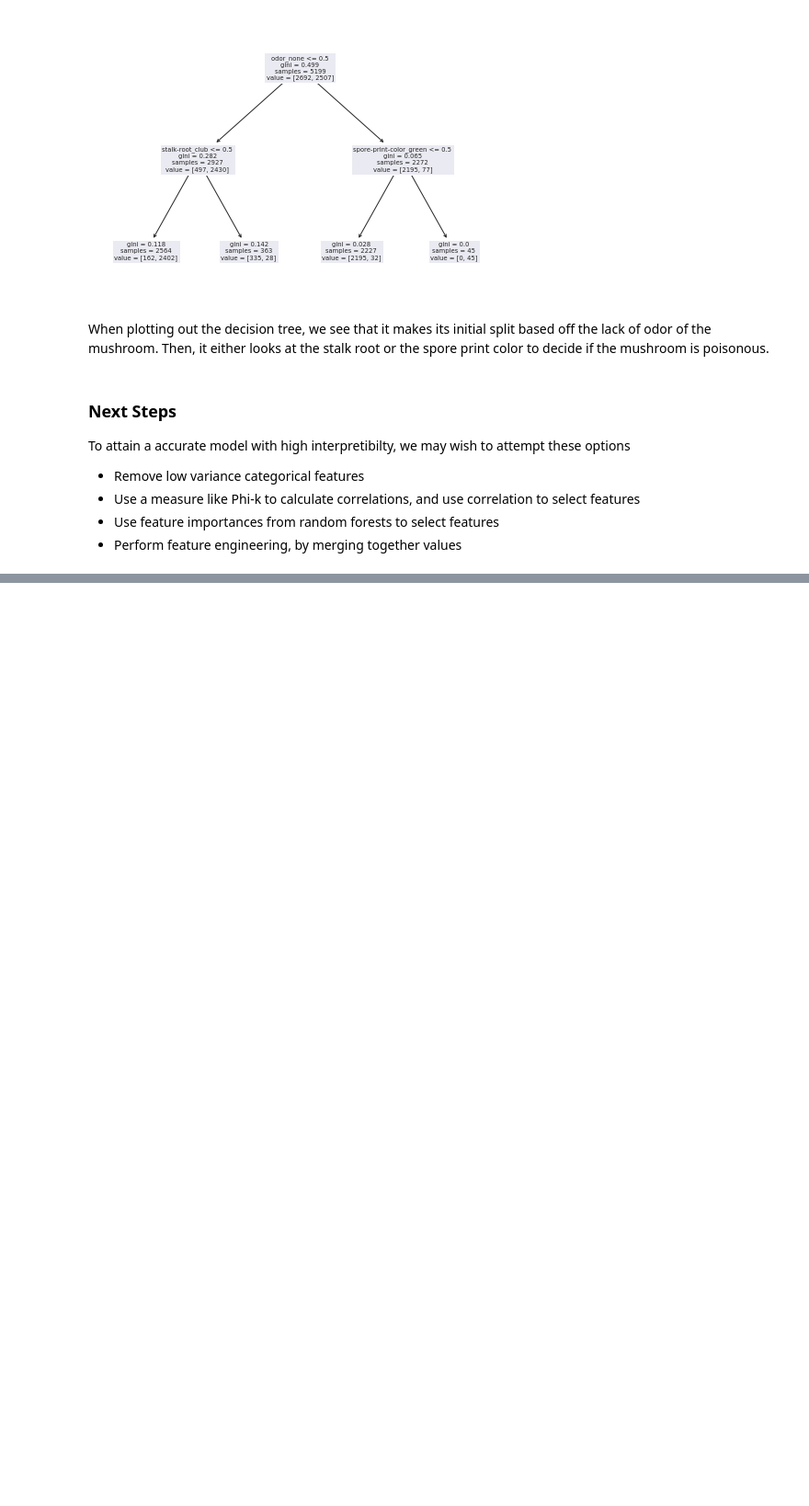
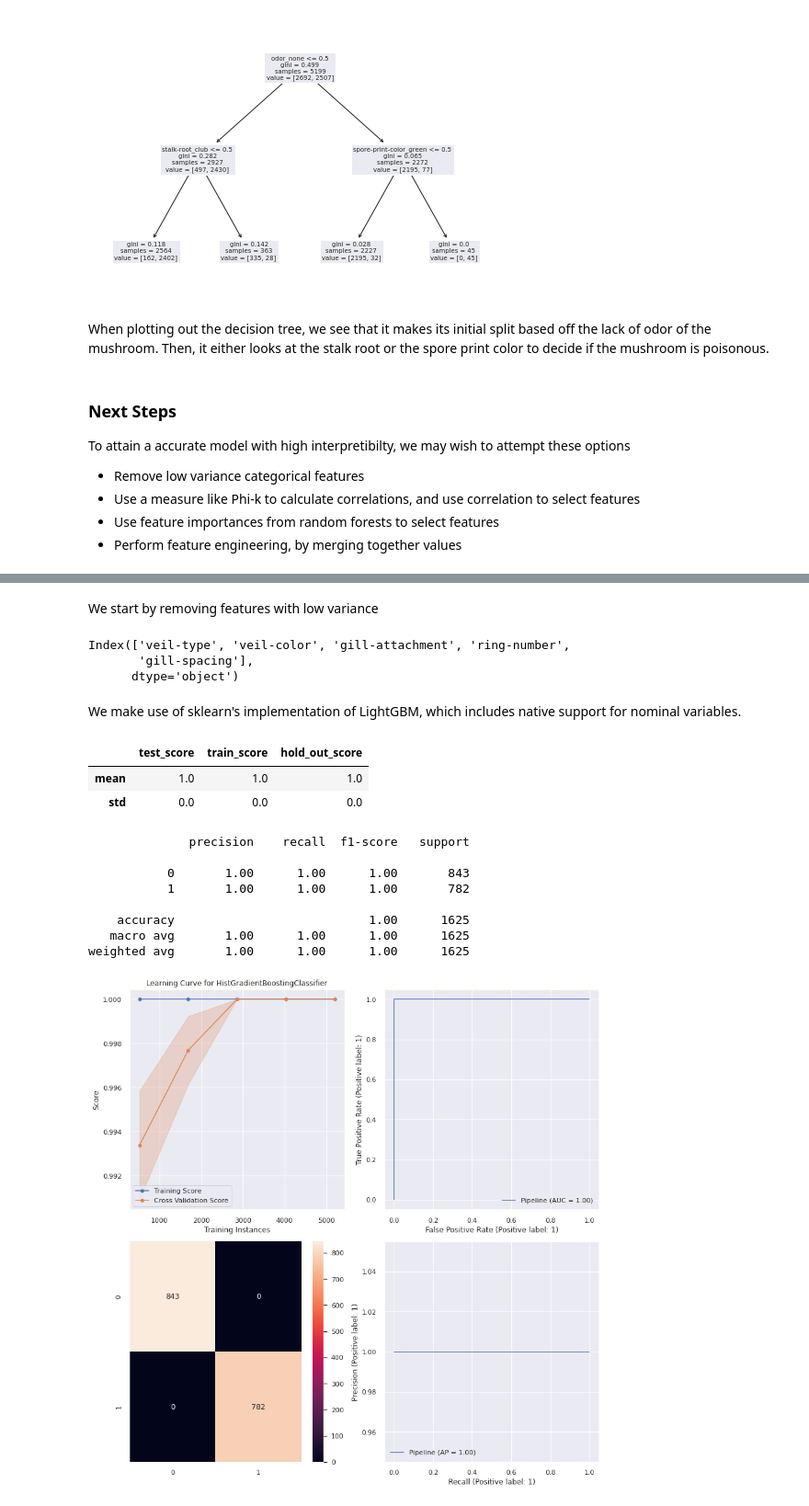
Before and after one commit to Tien-Cheng/AI-and-Machine-Learning--ST1511-, a Jupyter notebook: Assignment 1/classification/mushroom_v1.ipynb, the cells around one changed output, grey strips where cells are left out. Shown at 92% size. Cells and saved outputs as stored; diff of their text form; code cells hidden in the pictures; blank space fills up the shorter version.

```diff
--- a/Assignment 1/classification/mushroom_v1.ipynb
+++ b/Assignment 1/classification/mushroom_v1.ipynb
@@ -532,0 +553,41 @@ To attain a accurate model with high interpretibilty, we may wish to attempt the
+# %% [markdown]
+We start by removing features with low variance
+# %%
+low_variance_features = X_train.apply(lambda x : (x.value_counts() / len(X_train) * 100).max(), axis = 0).sort_values(ascending=False).nlargest(5).index
+low_variance_features
+# %% [output]
+Index(['veil-type', 'veil-color', 'gill-attachment', 'ring-number',
+       'gill-spacing'],
+      dtype='object')
+# %%
+X_train = X_train.drop(low_variance_features, axis = 1)
+X_test = X_test.drop(low_variance_features, axis = 1)
+# %%
+data_preprocess_steps = [
+    ('Imputer', SimpleImputer(strategy='most_frequent')), # impute missing values with most frequent value
+    ('OrdinalEncoder', OrdinalEncoder(handle_unknown='ignore')) # ordinal encode data to allow hist gradient booster to process categorical features natively
+]
+data_preprocessing = Pipeline(data_preprocess_steps)
+# %% [markdown]
+We make use of sklearn's implementation of LightGBM, which includes native support for nominal variables.
+# %%
+clf = Pipeline(data_preprocess_steps + [
+    ('Gradient Boosted Trees Model', HistGradientBoostingClassifier(categorical_features = [True] * len(X_train.columns), max_depth = 5))
+])
+scores,report, fig, gbm = evalCandidateModel(clf, X_train, X_test, y_train, y_test)
+history = evalHistory(scores, "LightGBM", history)
+display(scores)
+print(report)
+# %% [output]
+|  | test_score | train_score | hold_out_score |
+| mean | 1.0 | 1.0 | 1.0 |
+| std | 0.0 | 0.0 | 0.0 |
+              precision    recall  f1-score   support
+
+           0       1.00      1.00      1.00       843
+           1       1.00      1.00      1.00       782
+
+    accuracy                           1.00      1625
+   macro avg       1.00      1.00      1.00      1625
+weighted avg       1.00      1.00      1.00      1625
+[figure, added]
```
Also changed, not shown: parts of 17 cells of this notebook.
